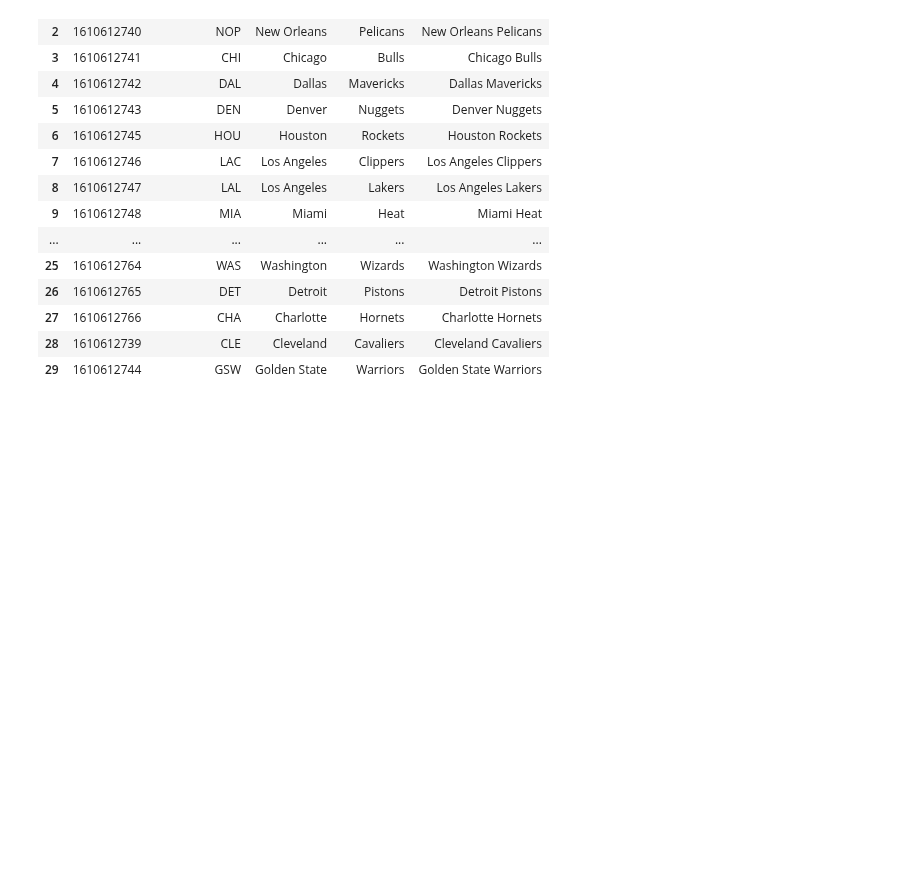
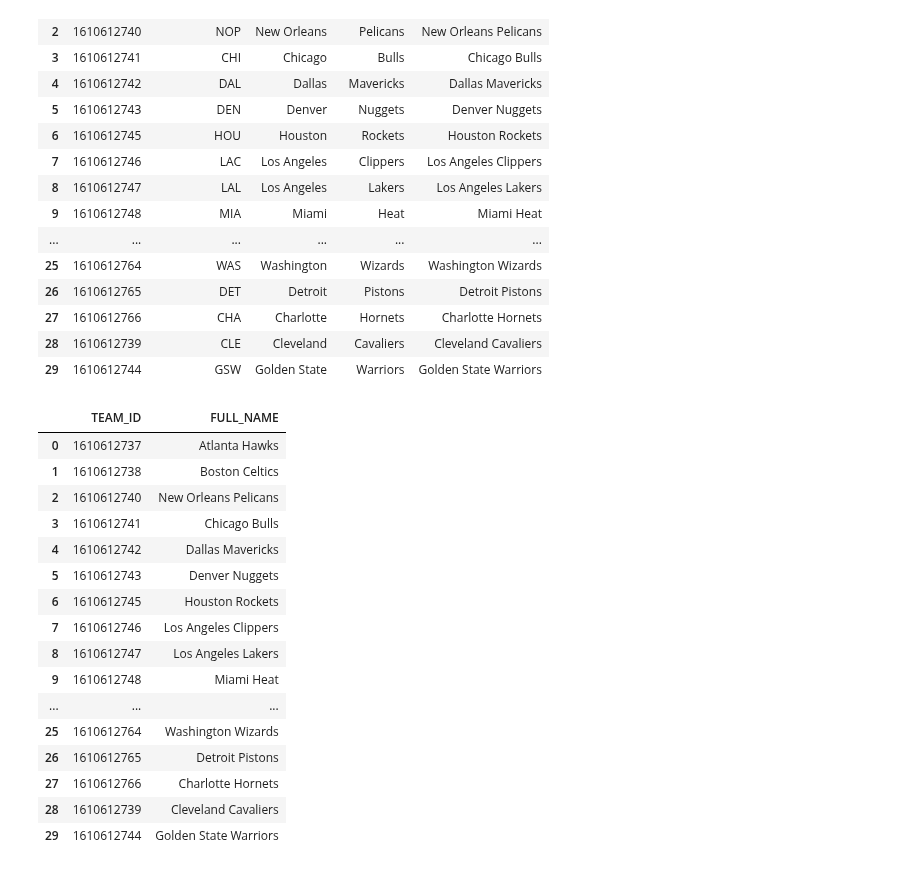
Before and after one commit to VincentGordon-Data-Analyst/nba-api, a Jupyter notebook: more_nba_data.ipynb, the cells around one changed output. Cells and saved outputs as stored; diff of their text form; code cells hidden in the pictures; blank space fills up the shorter version.

```diff
--- a/more_nba_data.ipynb
+++ b/more_nba_data.ipynb
@@ -191,3 +191,24 @@ teams_df
 | 27 | 1610612766 | CHA | Charlotte | Hornets | Charlotte Hornets |
 | 28 | 1610612739 | CLE | Cleveland | Cavaliers | Cleveland Cavaliers |
 | 29 | 1610612744 | GSW | Golden State | Warriors | Golden State Warriors |
+# %%
+team_id_df = teams_df[['TEAM_ID', 'FULL_NAME']]
+team_id_df
+# %% [output]
+|  | TEAM_ID | FULL_NAME |
+| 0 | 1610612737 | Atlanta Hawks |
+| 1 | 1610612738 | Boston Celtics |
+| 2 | 1610612740 | New Orleans Pelicans |
+| 3 | 1610612741 | Chicago Bulls |
+| 4 | 1610612742 | Dallas Mavericks |
+| 5 | 1610612743 | Denver Nuggets |
+| 6 | 1610612745 | Houston Rockets |
+| 7 | 1610612746 | Los Angeles Clippers |
+| 8 | 1610612747 | Los Angeles Lakers |
+| 9 | 1610612748 | Miami Heat |
+| ... | ... | ... |
+| 25 | 1610612764 | Washington Wizards |
+| 26 | 1610612765 | Detroit Pistons |
+| 27 | 1610612766 | Charlotte Hornets |
+| 28 | 1610612739 | Cleveland Cavaliers |
+| 29 | 1610612744 | Golden State Warriors |
```
Also changed, not shown: parts of 4 cells of this notebook, 2 other files.
